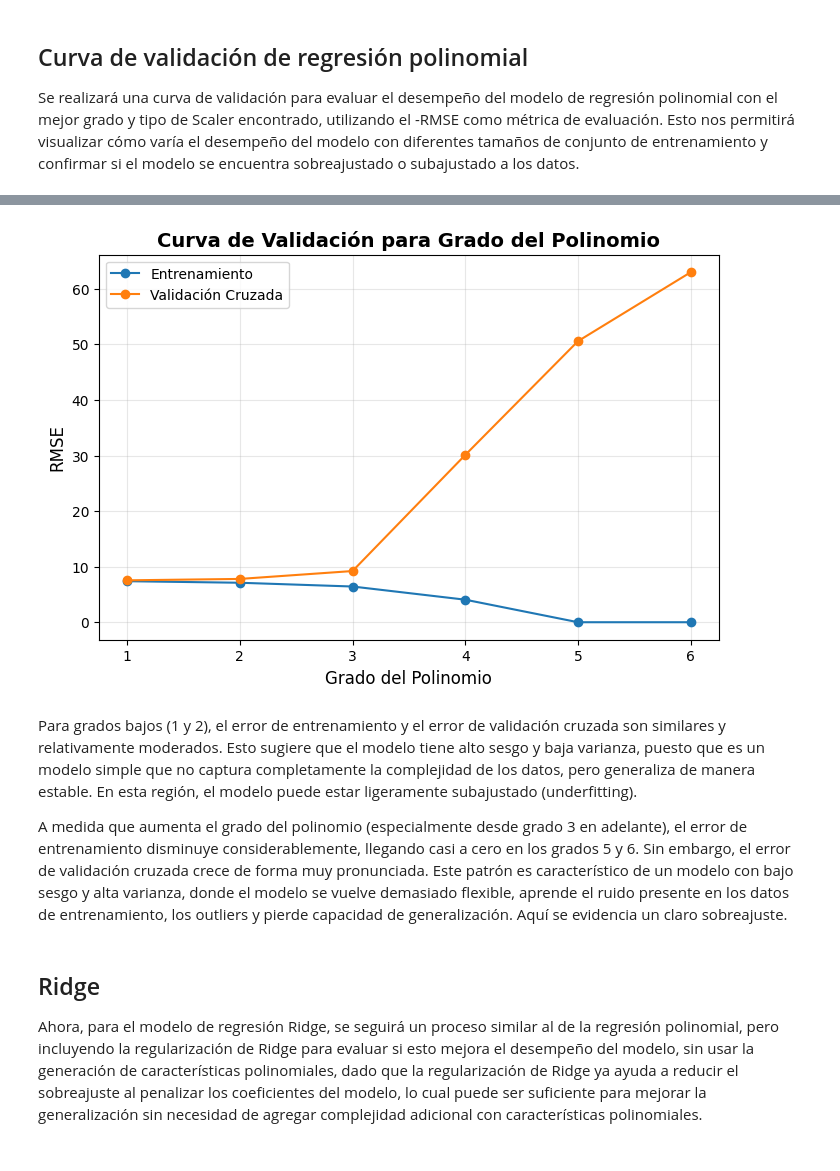
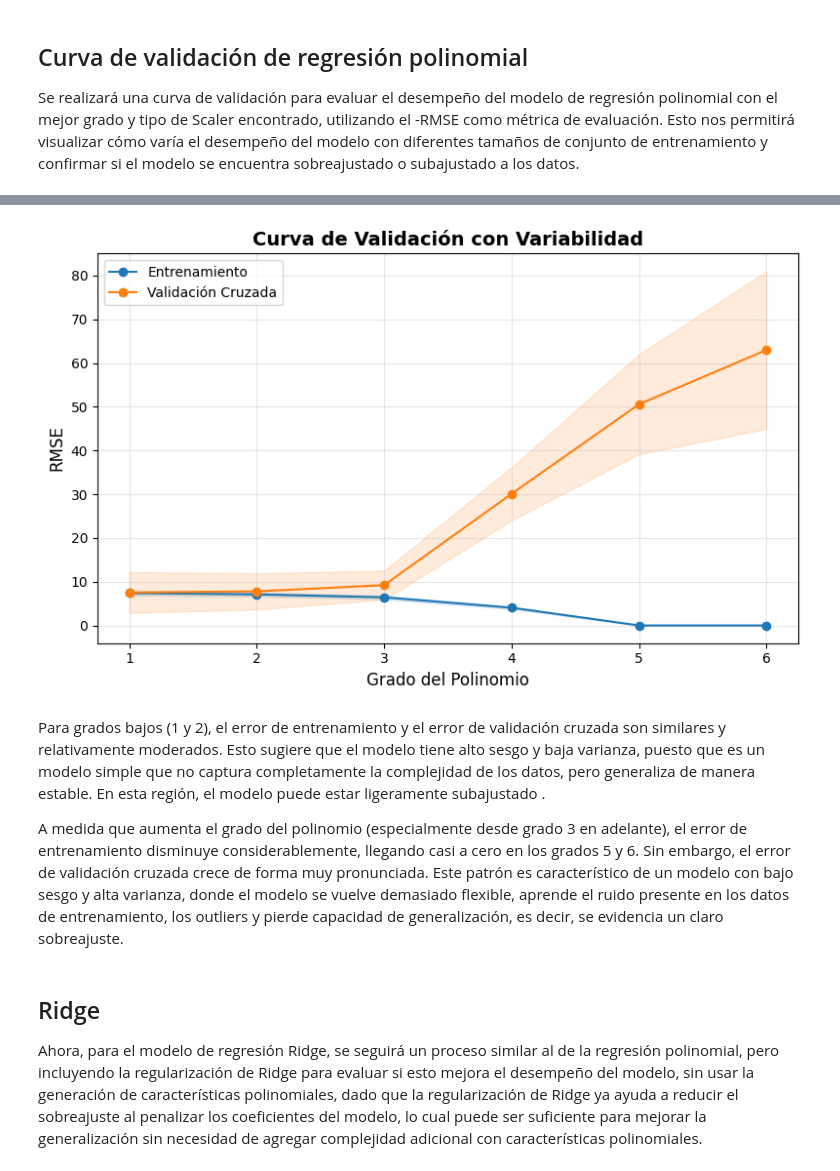
Before and after one commit to Sharik1516/Laboratorio2-ML, a Jupyter notebook: Diego/Laboratorio_2_ML.ipynb, the cells around one changed output, grey strips where cells are left out. Drawn from its saved outputs; the diff is of its cells as text; code cells hidden in the pictures.

```diff
--- a/Diego/Laboratorio_2_ML.ipynb
+++ b/Diego/Laboratorio_2_ML.ipynb
@@ -1254,15 +1266,42 @@ valores_entrenamiento, valores_cruzados = validation_curve(
     verbose=2
 )
 
+import numpy as np
+import matplotlib.pyplot as plt
+
+# 1. Transformar los scores a RMSE (positivo y raíz cuadrada)
+train_scores_mean = np.sqrt(-valores_entrenamiento.mean(axis=1))
+train_scores_std = np.sqrt(-valores_entrenamiento).std(axis=1) # Variabilidad entrenamiento
+test_scores_mean = np.sqrt(-valores_cruzados.mean(axis=1))
+test_scores_std = np.sqrt(-valores_cruzados).std(axis=1)   # Variabilidad validación
+
+param_range = [1, 2, 3, 4, 5, 6]
+
 fig, ax = plt.subplots(figsize=(8, 5))
-ax.plot([1, 2, 3, 4, 5, 6], (-valores_entrenamiento.mean(axis=1))**0.5, label="Entrenamiento", marker="o")
-ax.plot([1, 2, 3, 4, 5, 6], (-valores_cruzados.mean(axis=1))**0.5, label="Validación Cruzada", marker="o")
+
+# 2. Graficar líneas promedio
+ax.plot(param_range, train_scores_mean, label="Entrenamiento", marker="o", color="tab:blue")
+ax.plot(param_range, test_scores_mean, label="Validación Cruzada", marker="o", color="tab:orange")
+
+# 3. Añadir el sombreado de variabilidad (fill_between)
+ax.fill_between(param_range,
+                train_scores_mean - train_scores_std,
+                train_scores_mean + train_scores_std,
+                alpha=0.15, color="tab:blue")
+
+ax.fill_between(param_range,
+                test_scores_mean - test_scores_std,
+                test_scores_mean + test_scores_std,
+                alpha=0.15, color="tab:orange")
+
 ax.set_xlabel("Grado del Polinomio", fontsize=12)
 ax.set_ylabel("RMSE", fontsize=12)
-ax.set_title("Curva de Validación para Grado del Polinomio", fontsize=14, fontweight="bold")
-ax.legend()
+ax.set_title("Curva de Validación con Variabilidad", fontsize=14, fontweight="bold")
+ax.legend(loc="best")
 ax.grid(True, alpha=0.3)
-plt.savefig("curva_validacion_grado_polinomio.png", dpi=300)
+
+plt.tight_layout()
+plt.savefig("curva_validacion_final.png", dpi=300)
 plt.show()
 # %% [output]
 [Parallel(n_jobs=-1)]: Using backend LokyBackend with 20 concurrent workers.
@@ -1271,8 +1310,8 @@ plt.show()
-[figure, old version]
+[figure, new version]
 # %% [markdown]
-Para grados bajos (1 y 2), el error de entrenamiento y el error de validación cruzada son similares y relativamente moderados. Esto sugiere que el modelo tiene alto sesgo y baja varianza, puesto que es un modelo simple que no captura completamente la complejidad de los datos, pero generaliza de manera estable. En esta región, el modelo puede estar ligeramente subajustado (underfitting).
+Para grados bajos (1 y 2), el error de entrenamiento y el error de validación cruzada son similares y relativamente moderados. Esto sugiere que el modelo tiene alto sesgo y baja varianza, puesto que es un modelo simple que no captura completamente la complejidad de los datos, pero generaliza de manera estable. En esta región, el modelo puede estar ligeramente subajustado .
 
-A medida que aumenta el grado del polinomio (especialmente desde grado 3 en adelante), el error de entrenamiento disminuye considerablemente, llegando casi a cero en los grados 5 y 6. Sin embargo, el error de validación cruzada crece de forma muy pronunciada. Este patrón es característico de un modelo con bajo sesgo y alta varianza, donde el modelo se vuelve demasiado flexible, aprende el ruido presente en los datos de entrenamiento, los outliers y pierde capacidad de generalización. Aquí se evidencia un claro sobreajuste.
+A medida que aumenta el grado del polinomio (especialmente desde grado 3 en adelante), el error de entrenamiento disminuye considerablemente, llegando casi a cero en los grados 5 y 6. Sin embargo, el error de validación cruzada crece de forma muy pronunciada. Este patrón es característico de un modelo con bajo sesgo y alta varianza, donde el modelo se vuelve demasiado flexible, aprende el ruido presente en los datos de entrenamiento, los outliers y pierde capacidad de generalización, es decir, se evidencia un claro sobreajuste.
 # %% [markdown]
 ## Ridge
 Ahora, para el modelo de regresión Ridge, se seguirá un proceso similar al de la regresión polinomial, pero incluyendo la regularización de Ridge para evaluar si esto mejora el desempeño del modelo, sin usar la generación de características polinomiales, dado que la regularización de Ridge ya ayuda a reducir el sobreajuste al penalizar los coeficientes del modelo, lo cual puede ser suficiente para mejorar la generalización sin necesidad de agregar complejidad adicional con características polinomiales.
```
Also changed, not shown: parts of 14 cells of this notebook, 2 other files.
